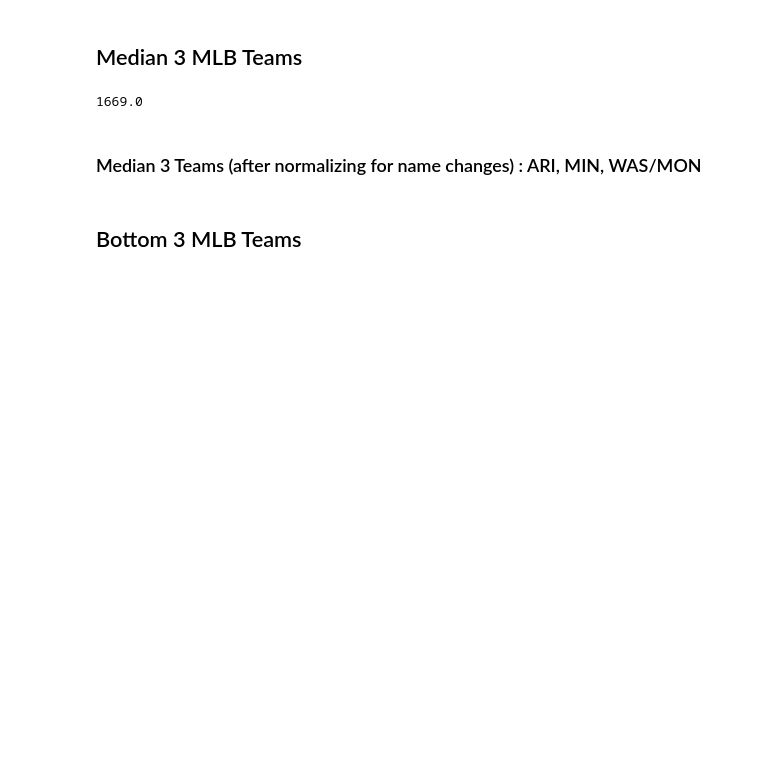
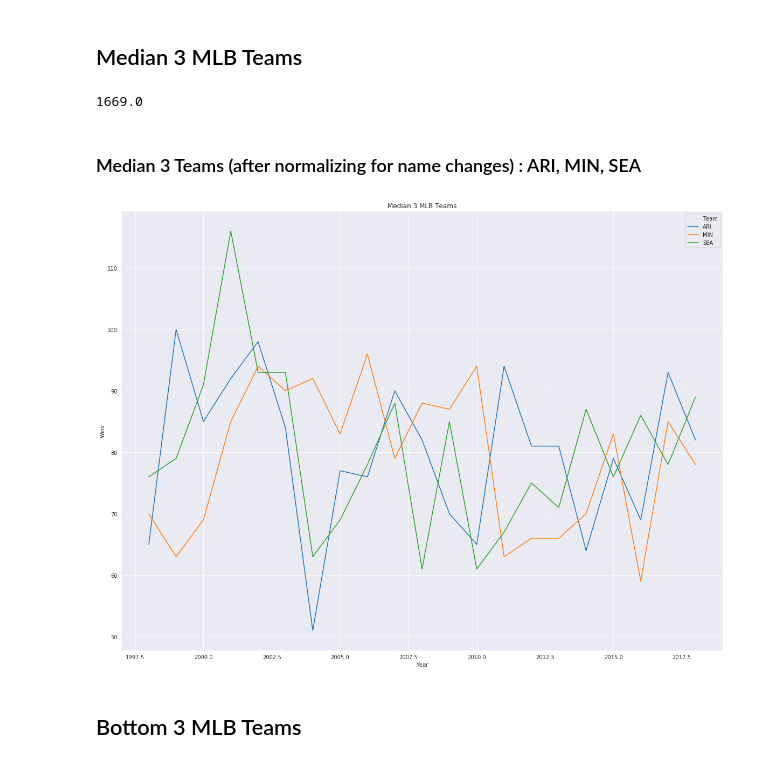
Before and after one commit to Git-hSin/TeamPerformanceCommImpact, a Jupyter notebook: tim_sports/tim_sports.ipynb, the cells around one changed output. Saved outputs shown, nothing was run; the diff lists cells and outputs as text; code cells hidden in the pictures; blank space fills up the shorter version.

```diff
--- a/tim_sports/tim_sports.ipynb
+++ b/tim_sports/tim_sports.ipynb
@@ -177,7 +214,26 @@ np.median(mlb_team_total_win)
 # %% [output]
 1669.0
 # %% [markdown]
-### Median 3 Teams (after normalizing for name changes) : ARI, MIN, WAS/MON
+### Median 3 Teams (after normalizing for name changes) : ARI, MIN, SEA
+# %%
+#Median 3 VIsualization:
+
+#Create DF for each of bottom top 3 teams
+ari_df = mlb_teams_df[mlb_teams_df.Team == "ARI"]
+min_df = mlb_teams_df[mlb_teams_df.Team == "MIN"]
+sea_df = mlb_teams_df[mlb_teams_df.Team == "SEA"]
+#Append the DF's
+mlb_median_1 = ari_df.append(min_df)
+mlb_median_3_mlb_teams = mlb_median_1.append(sea_df, ignore_index=False)
+# %%
+#Plot
+median_3_mlb_teams_plot = sns.lineplot(data= mlb_median_3_mlb_teams, x = mlb_median_3_mlb_teams["Year"],\
+                                  y = mlb_median_3_mlb_teams["Wins"], \
+                                  hue = mlb_median_3_mlb_teams["Team"])
+plt.title("Median 3 MLB Teams")
+plt.show()
+# %% [output]
+[figure, added]
 # %% [markdown]
 ## Bottom 3 MLB Teams
 # %% [markdown]
```
Also changed, not shown: parts of 16 cells of this notebook.
